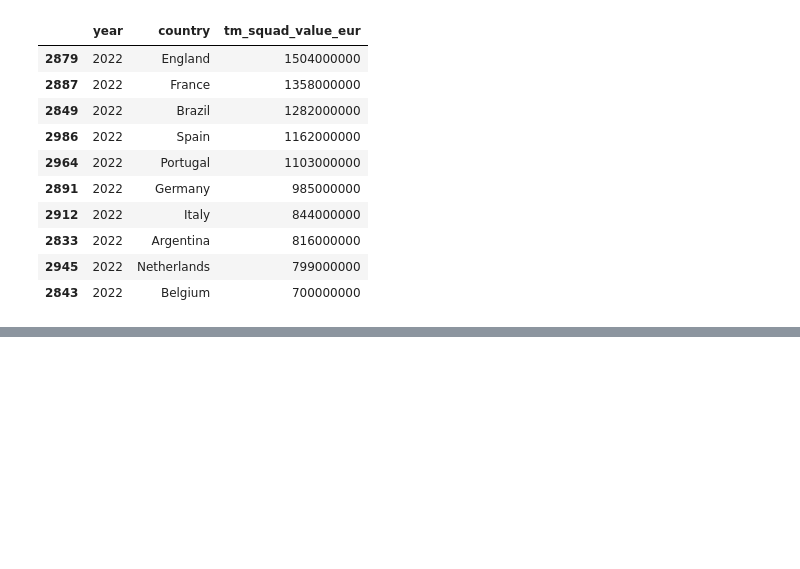
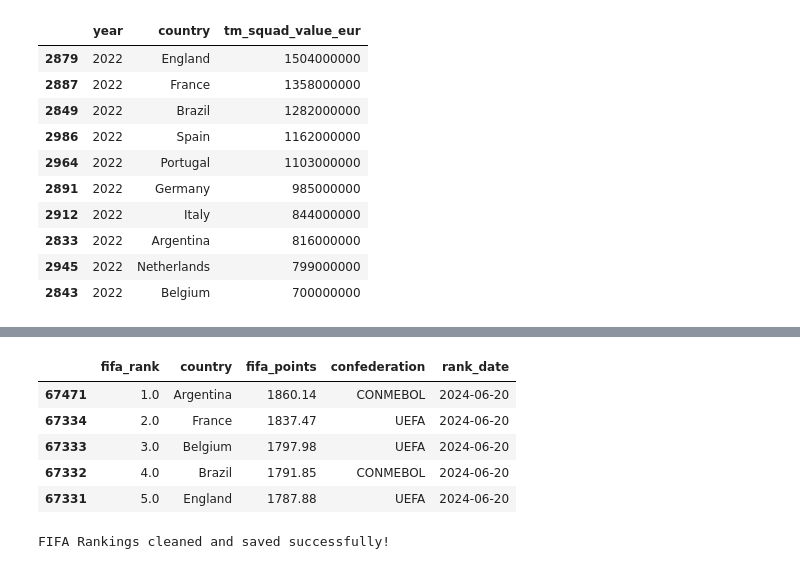
Before and after one commit to Suman-byte8/FIFA_WorldCup2026_Predictor, a Jupyter notebook: notebooks/01_data_exploration_and_cleaning.ipynb, the cells around one changed output, grey strips where cells are left out. Cells and saved outputs as stored; diff of their text form; code cells hidden in the pictures; blank space fills up the shorter version.

```diff
--- a/notebooks/01_data_exploration_and_cleaning.ipynb
+++ b/notebooks/01_data_exploration_and_cleaning.ipynb
@@ -161,0 +175,33 @@ squad_value.to_csv('../data/processed/tm_squad_value.csv', index=False)
+# %%
+# 2. Keep only the columns that matter to our model
+cols_to_keep = ['rank', 'country_full', 'total_points', 'confederation', 'rank_date']
+df_clean_ranks = df_fifa_ranking[cols_to_keep].copy()
+# %%
+# 3. Rename columns to match our standard format
+df_clean_ranks.rename(columns={
+    'country_full': 'country',
+    'rank': 'fifa_rank',
+    'total_points': 'fifa_points'
+}, inplace=True)
+# %%
+# 4. Convert the date string into a proper Python Datetime object
+df_clean_ranks['rank_date'] = pd.to_datetime(df_clean_ranks['rank_date'])
+# %%
+# 5. Sort by date and rank just to keep it tidy
+df_clean_ranks.sort_values(by=['rank_date', 'fifa_rank'], ascending=[False, True], inplace=True)
+# %%
+# Let's look at the Top 5 teams in the world as of June 2024!
+display(df_clean_ranks.head(5))
+# %% [output]
+|  | fifa_rank | country | fifa_points | confederation | rank_date |
+| 67471 | 1.0 | Argentina | 1860.14 | CONMEBOL | 2024-06-20 |
+| 67334 | 2.0 | France | 1837.47 | UEFA | 2024-06-20 |
+| 67333 | 3.0 | Belgium | 1797.98 | UEFA | 2024-06-20 |
+| 67332 | 4.0 | Brazil | 1791.85 | CONMEBOL | 2024-06-20 |
+| 67331 | 5.0 | England | 1787.88 | UEFA | 2024-06-20 |
+# %%
+# 6. Save it to our processed folder
+df_clean_ranks.to_csv('../data/processed/fifa_rankings.csv', index=False)
+print("\nFIFA Rankings cleaned and saved successfully!")
+# %% [output]
+FIFA Rankings cleaned and saved successfully!
```
Also changed, not shown: parts of 2 cells of this notebook, 3 other files.
